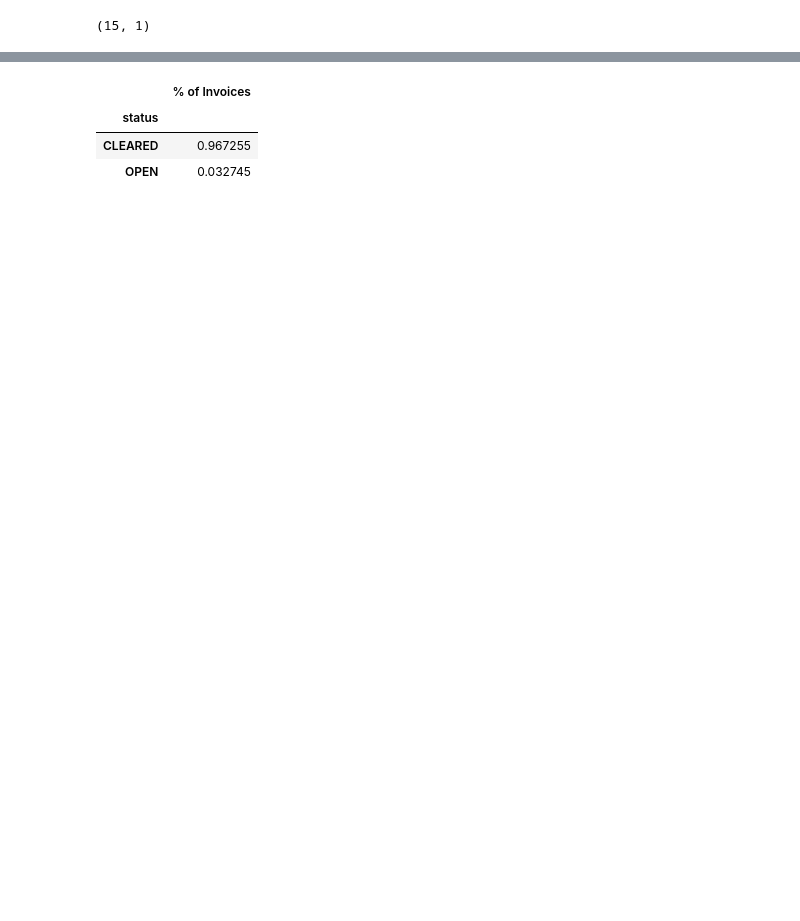
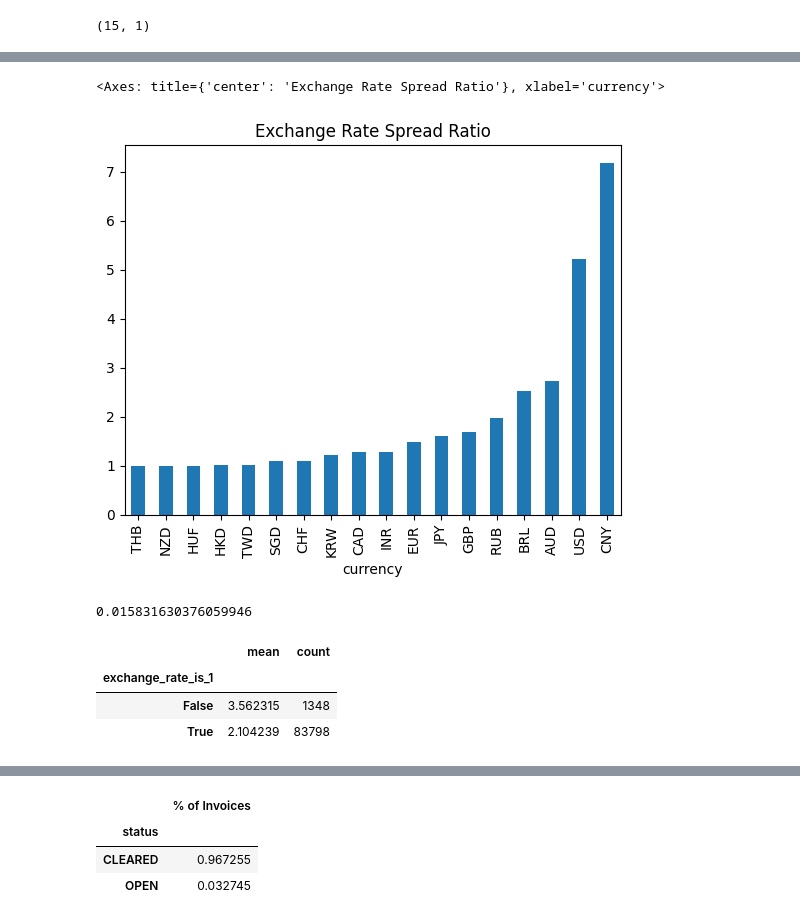
Before and after one commit to lauren7249/Data-Science-Take-Home-Project, a Jupyter notebook: data_analysis/files/exploratory.ipynb, the cells around one changed output, grey strips where cells are left out. Cells and saved outputs as stored; diff of their text form; code cells hidden in the pictures; blank space fills up the shorter version.

```diff
--- a/data_analysis/files/exploratory.ipynb
+++ b/data_analysis/files/exploratory.ipynb
@@ -200,0 +200,14 @@ invoices.loc[invoices.invoice_date<payments.transaction_date.min()].__len__())
+# %%
+# USD is not is always 1 - it varies a lot
+currency_ranges = invoices.groupby("currency").root_exchange_rate_value.describe(percentiles=[])
+(currency_ranges['max']/currency_ranges['min']).sort_values().plot(kind='bar', title="Exchange Rate Spread Ratio")
+# %% [output]
+<Axes: title={'center': 'Exchange Rate Spread Ratio'}, xlabel='currency'>
+[figure, added]
+# %%
+# 1.2% of USD invoices have an exchange rate unequal to 1
+invoices_usd = invoices.query("currency=='USD'").copy()
+invoices_usd['exchange_rate_is_1'] = invoices_usd['root_exchange_rate_value'] == 1
+1 - invoices_usd.exchange_rate_is_1.mean()
+# %% [output]
+0.015831630376059946
@@ -200,0 +219,7 @@ invoices.loc[invoices.invoice_date<payments.transaction_date.min()].__len__())
+# %%
+invoices_usd.groupby("exchange_rate_is_1").months_to_clear.agg(['mean','count'])
+# %% [output]
+|  | mean | count |
+| exchange_rate_is_1 |  |  |
+| False | 3.562315 | 1348 |
+| True | 2.104239 | 83798 |
```
Also changed, not shown: parts of 63 cells of this notebook, 9 other files.
